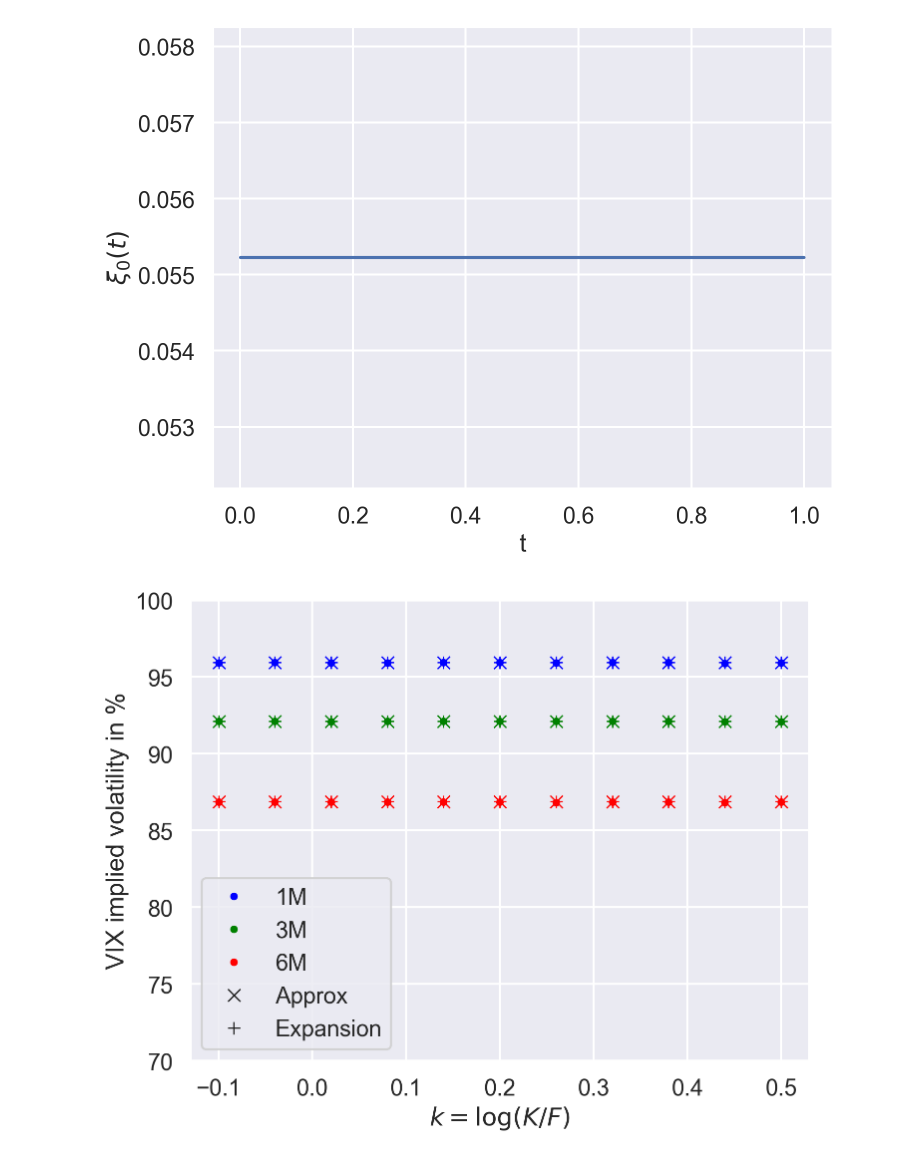
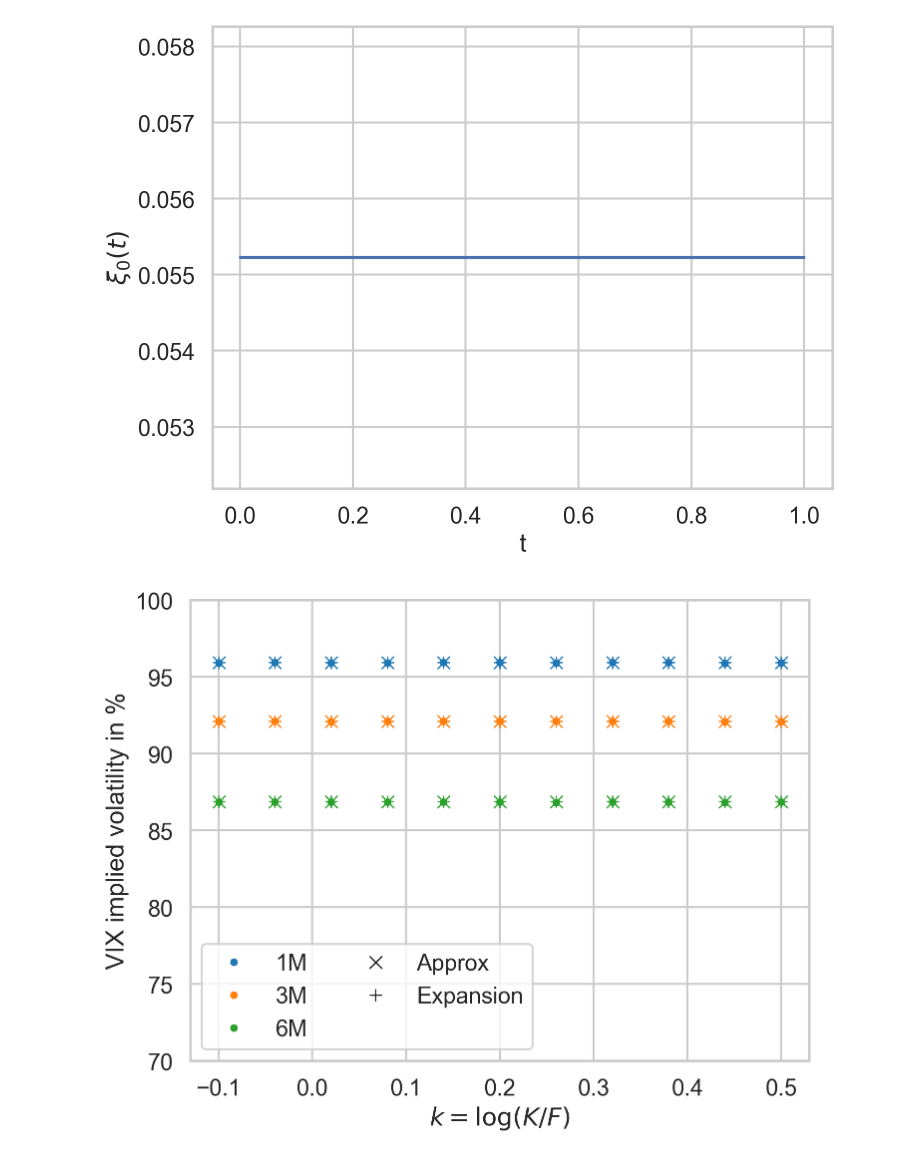
Before and after one commit to fbourgey/rough-bergomi, a Jupyter notebook: vix_weak_approx_bergomi.ipynb, the cells around one changed output. Drawn from its saved outputs; the diff is of its cells as text; code cells hidden in the pictures.

```diff
--- a/vix_weak_approx_bergomi.ipynb
+++ b/vix_weak_approx_bergomi.ipynb
@@ -14,7 +14,8 @@ import seaborn as sns
 from utils import xi0_heston, relative_error
 from scipy import integrate, stats
 
-sns.set_theme("talk")
+sns.set_theme(context="talk")
+sns.set_style("whitegrid")
 mpl.rcParams["figure.figsize"] = (8, 6)
-COLORS = ["blue", "green", "red", "orange", "purple", "brown", "pink", "gray"]
 SEED = 1234
+COLORS = sns.color_palette("tab10")
@@ -68,18 +71,18 @@ impvol_vix_expansion = {
 # %%
 fig, ax = plt.subplots()
 for i, month in enumerate(mats.keys()):
     ax.plot(ks, 100 * impvol_vix[month], ".", color=COLORS[i], label=f"{month}")
     ax.plot(ks, 100 * impvol_vix_approx[month], "x", color=COLORS[i])
     ax.plot(ks, 100 * impvol_vix_expansion[month], "+", color=COLORS[i])
 ax.plot([], [], "kx", label="Approx")
 ax.plot([], [], "k+", label="Expansion")
 ax.set_xlabel(r"$k=\log(K/F)$")
 ax.set_ylabel("VIX implied volatility in %")
-ax.legend(loc="best")
+ax.legend(loc="best", ncol=2)
 ax.set_ylim(70, 100)
 plt.show()
 # %% [output]
-[figure, old version]
+[figure, new version]
 # %%
 # relative errors
 rel_error_approx = [
```
Also changed, not shown: parts of 8 cells of this notebook, 3 other files.
